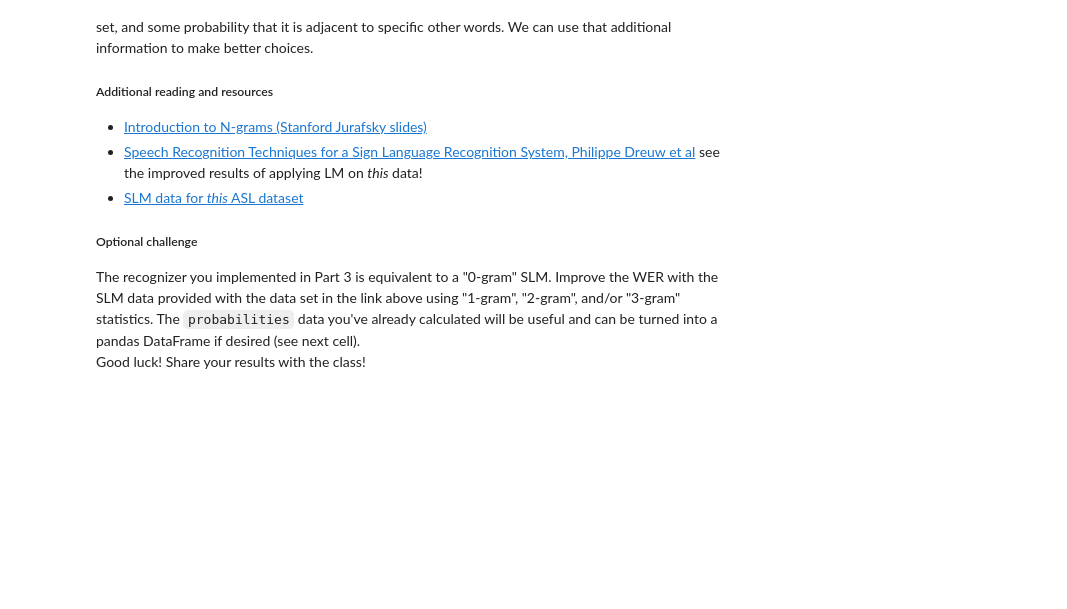
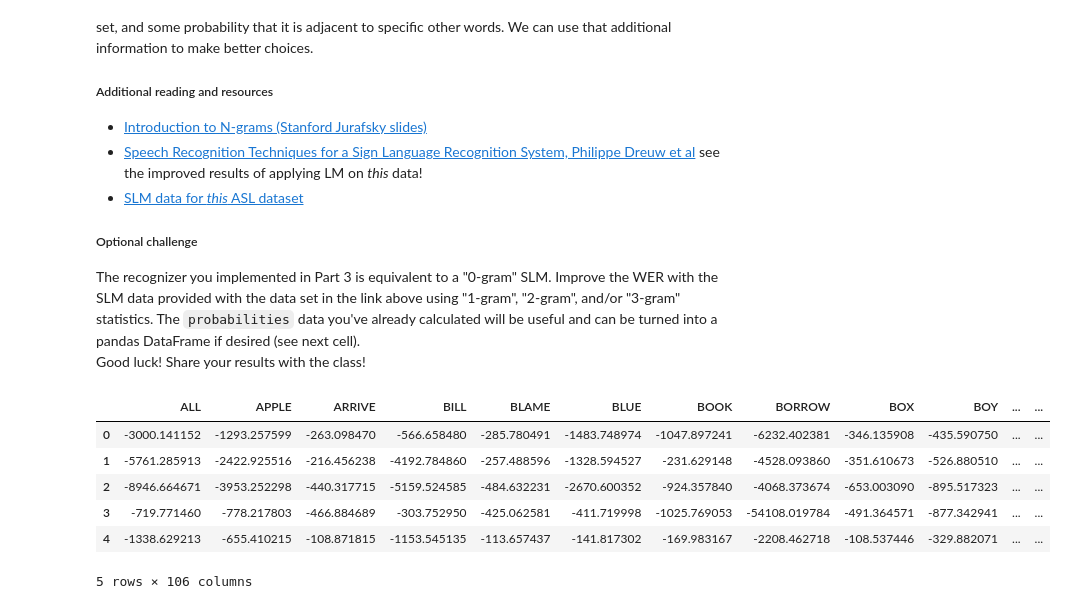
Before and after one commit to tcnguyen/udacity-ai-recognizer-hmm, a Jupyter notebook: asl_recognizer.ipynb, the cells around one changed output. Drawn from its saved outputs; the diff is of its cells as text; code cells hidden in the pictures; blank space fills up the shorter version.

```diff
--- a/asl_recognizer.ipynb
+++ b/asl_recognizer.ipynb
@@ -502,7 +497,7 @@ Training complete for JOHN with 13 states with time 30.626748675946146 seconds
 # TODO: Implement SelectorDIC in module my_model_selectors.py
 from my_model_selectors import SelectorDIC
 
-training = asl.build_training(features_ground)  # Experiment here with different feature sets defined in part 1
+training = asl.build_training(features_norm)  # Experiment here with different feature sets defined in part 1
 sequences = training.get_all_sequences()
 Xlengths = training.get_all_Xlengths()
 for word in words_to_train:
@@ -573,3 +596,17 @@ For the final project submission, students must implement a recognizer following
 # TODO implement the recognize method in my_recognizer
 from my_recognizer import recognize
 from asl_utils import show_errors
+# %%
+# TODO Choose a feature set and model selector
+features = features_ground # change as needed
+model_selector = SelectorCV # change as needed
+
+# TODO Recognize the test set and display the result with the show_errors method
+models = train_all_words(features, model_selector)
+test_set = asl.build_test(features)
+probabilities, guesses = recognize(models, test_set)
+show_errors(guesses, test_set)
+
+
+final_probabilities = probabilities
+final_guesses = guesses
@@ -616,5 +728,13 @@ The recognizer you implemented in Part 3 is equivalent to a "0-gram" SLM.  Impro
 Good luck!  Share your results with the class!
 # %%
 # create a DataFrame of log likelihoods for the test word items
-df_probs = pd.DataFrame(data=probabilities)
+df_probs = pd.DataFrame(data=final_probabilities)
 df_probs.head()
+# %% [output]
+|  | ALL | APPLE | ARRIVE | BILL | BLAME | BLUE | BOOK | BORROW | BOX | BOY | ... | ... |
+| 0 | -3000.141152 | -1293.257599 | -263.098470 | -566.658480 | -285.780491 | -1483.748974 | -1047.897241 | -6232.402381 | -346.135908 | -435.590750 | ... | ... |
+| 1 | -5761.285913 | -2422.925516 | -216.456238 | -4192.784860 | -257.488596 | -1328.594527 | -231.629148 | -4528.093860 | -351.610673 | -526.880510 | ... | ... |
+| 2 | -8946.664671 | -3953.252298 | -440.317715 | -5159.524585 | -484.632231 | -2670.600352 | -924.357840 | -4068.373674 | -653.003090 | -895.517323 | ... | ... |
+| 3 | -719.771460 | -778.217803 | -466.884689 | -303.752950 | -425.062581 | -411.719998 | -1025.769053 | -54108.019784 | -491.364571 | -877.342941 | ... | ... |
+| 4 | -1338.629213 | -655.410215 | -108.871815 | -1153.545135 | -113.657437 | -141.817302 | -169.983167 | -2208.462718 | -108.537446 | -329.882071 | ... | ... |
+5 rows × 106 columns
```
Also changed, not shown: parts of 52 cells of this notebook, 1 other file.
